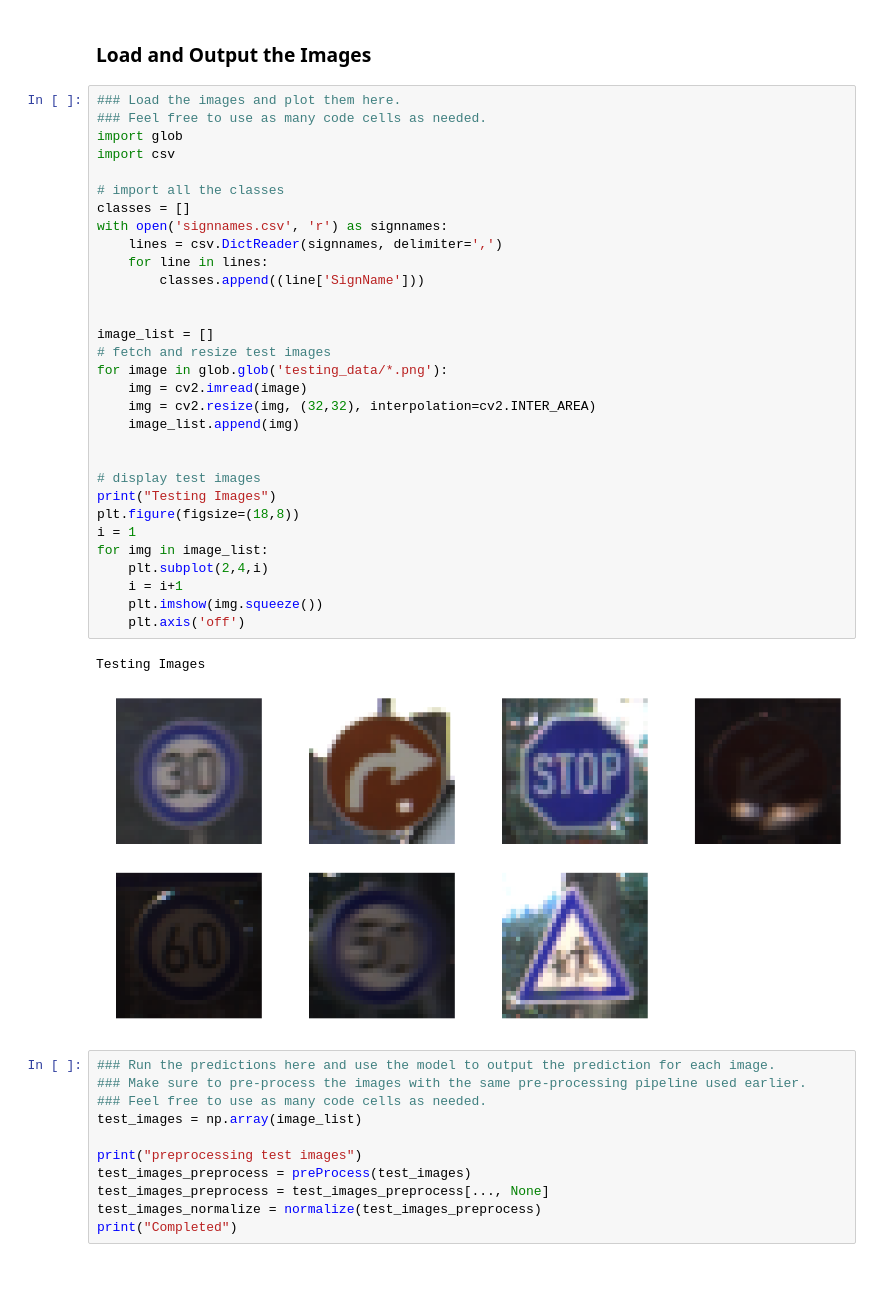
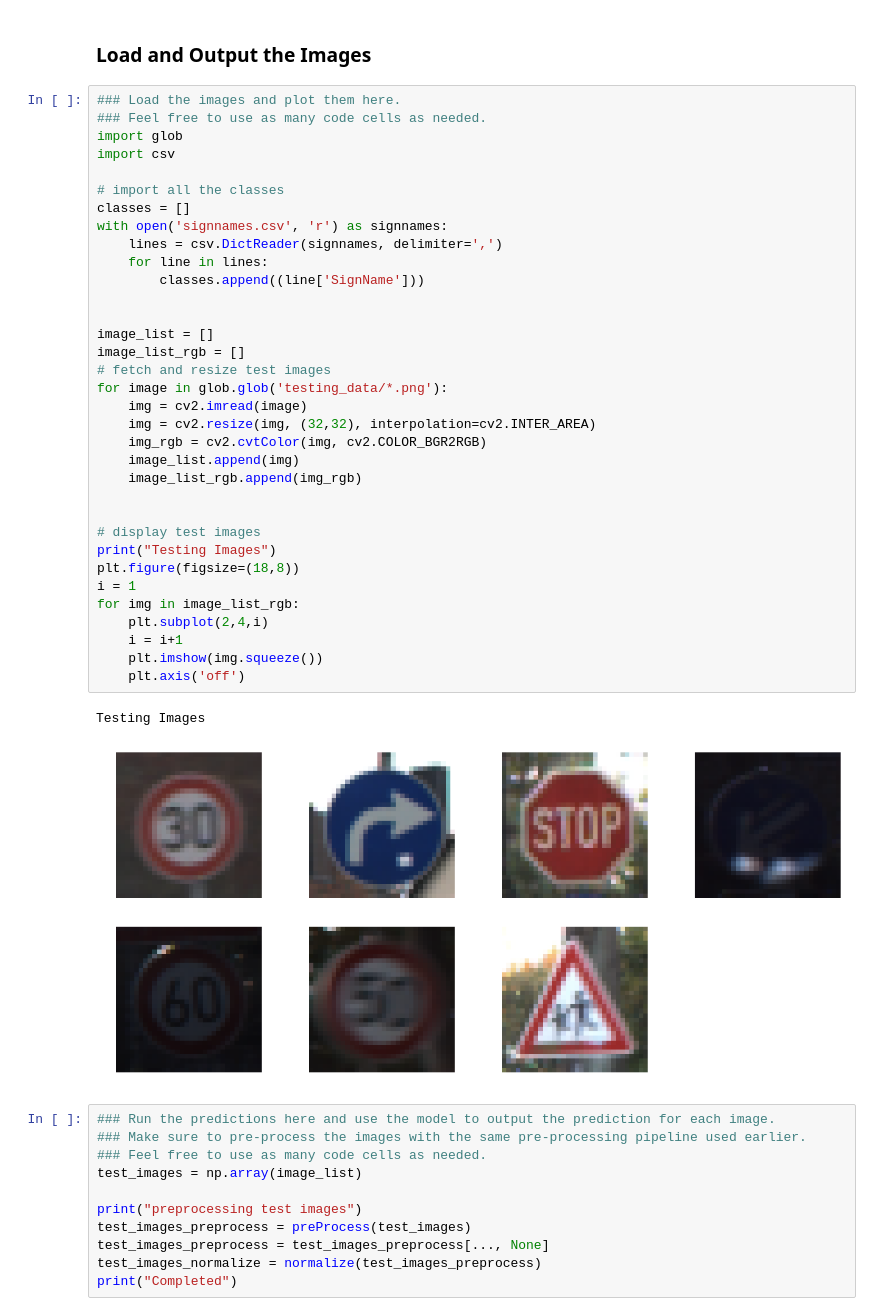
Before and after one commit to AbhishekGurudutt/carnd-Traffic_sign_board_detection, a Jupyter notebook: Traffic_Sign_Classifier.ipynb, the cells around one changed output. Saved outputs shown, nothing was run; the diff lists cells and outputs as text; blank space fills up the shorter version.

Commit message:
changed from bgr to rgb for displaying images

```diff
--- a/Traffic_Sign_Classifier.ipynb
+++ b/Traffic_Sign_Classifier.ipynb
@@ -373,35 +373,38 @@ You may find `signnames.csv` useful as it contains mappings from the class id (i
 ### Feel free to use as many code cells as needed.
 import glob
 import csv
 
 # import all the classes
 classes = []
 with open('signnames.csv', 'r') as signnames:
     lines = csv.DictReader(signnames, delimiter=',')
     for line in lines:
         classes.append((line['SignName']))
 
 
 image_list = []
+image_list_rgb = []
 # fetch and resize test images
 for image in glob.glob('testing_data/*.png'):
     img = cv2.imread(image)
     img = cv2.resize(img, (32,32), interpolation=cv2.INTER_AREA)
+    img_rgb = cv2.cvtColor(img, cv2.COLOR_BGR2RGB)
     image_list.append(img)
+    image_list_rgb.append(img_rgb)
 
 
 # display test images
 print("Testing Images")
 plt.figure(figsize=(18,8))
 i = 1
-for img in image_list:
+for img in image_list_rgb:
     plt.subplot(2,4,i)
     i = i+1
     plt.imshow(img.squeeze())
     plt.axis('off')
 # %% [output]
 Testing Images
-[figure, old version]
+[figure, new version]
 # %%
 ### Run the predictions here and use the model to output the prediction for each image.
 ### Make sure to pre-process the images with the same pre-processing pipeline used earlier.
```
Also changed, not shown: parts of 2 cells of this notebook.
